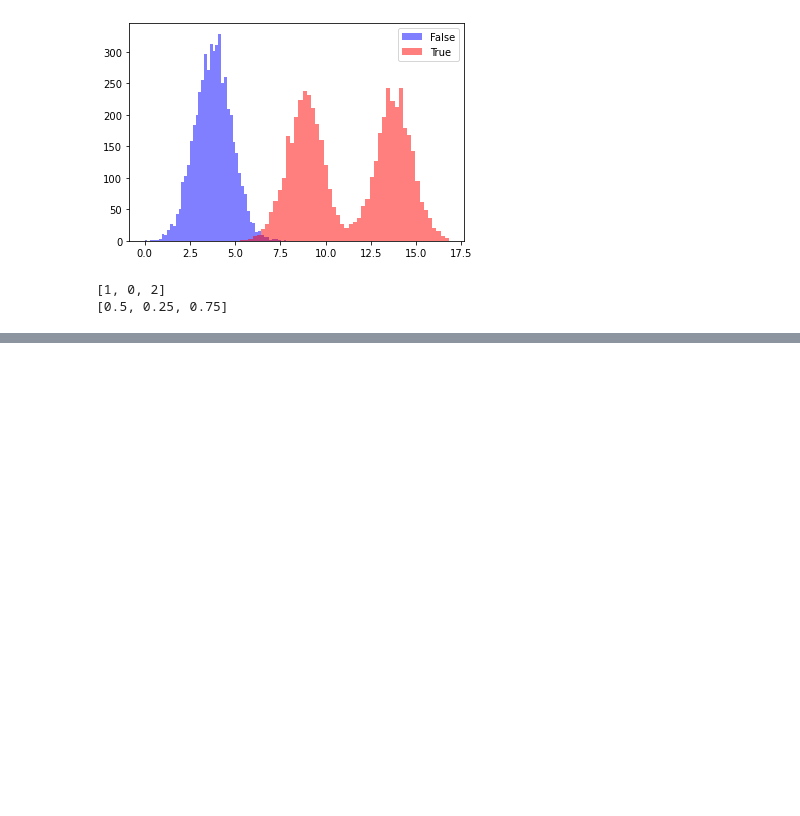
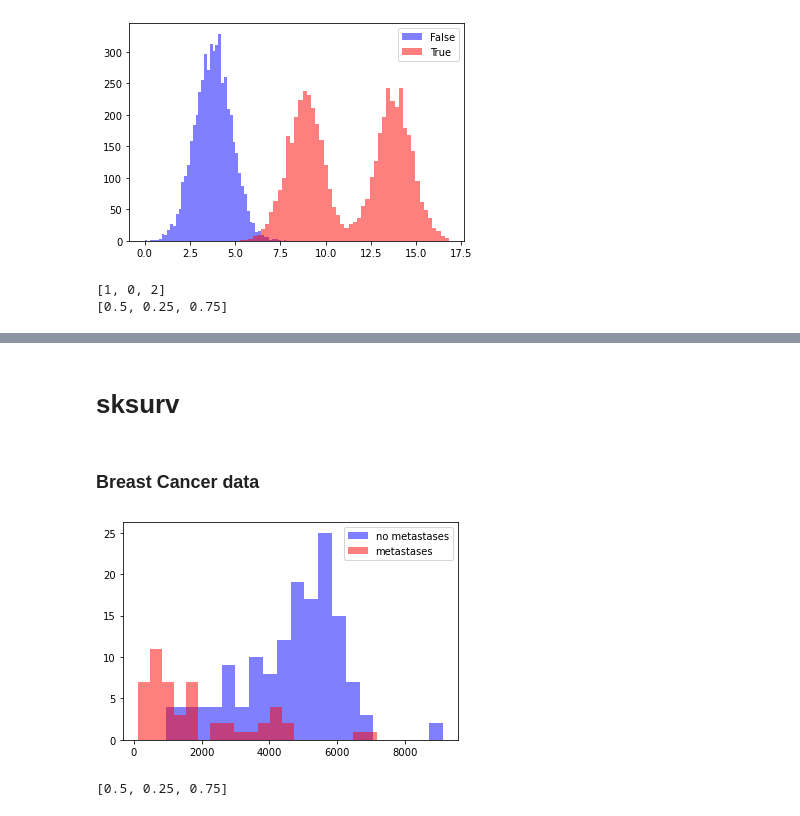
Before and after one commit to JimmyJHickey/Dynamic-Survival-Cutpoints, a Jupyter notebook: multinomial_loss.ipynb, the cells around one changed output, grey strips where cells are left out. Cells and saved outputs as stored; diff of their text form; code cells hidden in the pictures; blank space fills up the shorter version.

Commit message:
more datasets with multinomial loss

```diff
--- a/multinomial_loss.ipynb
+++ b/multinomial_loss.ipynb
@@ -363,0 +368,42 @@ plt.show()
+# %% [markdown]
+# sksurv
+# %% [markdown]
+### Breast Cancer data
+# %%
+import pandas as pd
+import torch
+from sksurv.datasets import load_breast_cancer
+
+data_x, data_y = load_breast_cancer()
+y_df = pd.DataFrame.from_records(data_y)
+
+# cut last covariates that are strings
+X = torch.tensor(data_x.iloc[:, 1:-3].values)
+
+t = torch.from_numpy(y_df["t.tdm"].values)
+
+
+plt.hist(y_df[~y_df["e.tdm"]]["t.tdm"], bins = 20, alpha=0.5, color="blue", label="no metastases")
+plt.hist(y_df[y_df["e.tdm"]]["t.tdm"], bins = 20, alpha=0.5, color="red", label="metastases")
+plt.legend()
+
+plt.show()
+# %% [output]
+[figure, added]
+# %%
+depth = 1
+root = Node(0)
+build_tree(root, depth)
+inorder_traversal = inorder(root, depth)
+# print([c.index for c in inorder_traversal])
+equal_spacings = [(i+1)/(2**(depth+1)) for i in range(0, 2**(depth+1) + -1)]
+cutpoint0 = [0] * len(inorder_traversal)
+
+for i in range(0, len(inorder_traversal)):
+    index = inorder_traversal[i].index
+    cutpoint0[index] = equal_spacings[i]
+
+print(cutpoint0)
+m = Model(X, t, depth = depth, cutpoint0=cutpoint0)
+# %% [output]
+[0.5, 0.25, 0.75]
```
Also changed, not shown: parts of 18 cells of this notebook, 1 other file.
